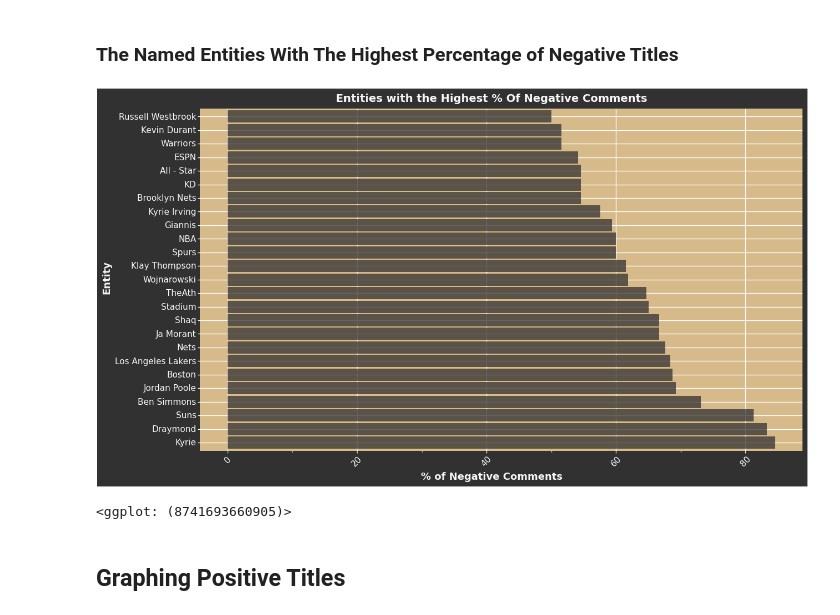
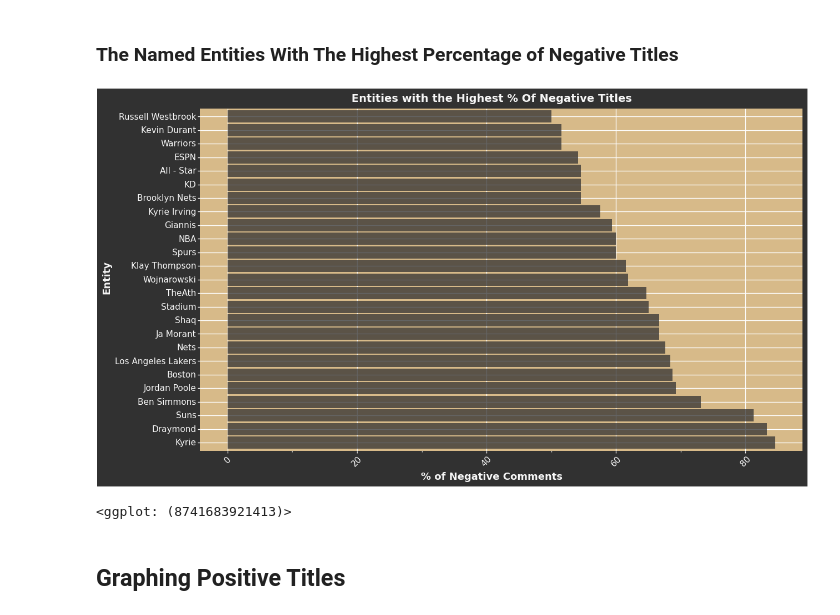
Before and after one commit to eanelson01/DATA-340-NLP, a Jupyter notebook: project_notebooks/nlp_final_project_analysis.ipynb, the cells around one changed output. Cells and saved outputs as stored; diff of their text form; code cells hidden in the pictures.

Commit message:
Updating images and notebook

```diff
--- a/project_notebooks/nlp_final_project_analysis.ipynb
+++ b/project_notebooks/nlp_final_project_analysis.ipynb
@@ -480,27 +480,27 @@ p
 # %%
 # loading the data
 entities = LoadTitleSentimentFile()
 entity_combined = CombineEntitesAndSentiments(entities, positive = False, cutoff = 10)
 
 # setting the order
 named_entity_list = entity_combined['named_entities'][:25].to_list()
 
 p = (ggplot(entity_combined[:25], aes(x = 'named_entities', y = 'fraction')) +
      geom_bar(stat = 'identity',  fill = '#313131', alpha = .75) +
-     labs(x = 'Entity', y = '% of Negative Comments', title = 'Entities with the Highest % Of Negative Comments') +
+     labs(x = 'Entity', y = '% of Negative Comments', title = 'Entities with the Highest % Of Negative Titles') +
      theme(axis_text_x = (element_text(angle = 45)), plot_background = element_rect(fill = '#313131'), panel_background = element_rect(fill = '#D7BA89'),
         plot_title = element_text(color = '#f6f6f6', face = 'bold', size = 14), axis_title = element_text(color = '#f6f6f6', face = 'bold', size = 13),
         axis_text = element_text(color = '#f6f6f6', size = 11),
         axis_ticks = element_line(color = '#f6f6f6'),
         panel_grid_minor = element_line(linetype = 'dashed', linewidth = 0.01)) +
      theme(figure_size = (14,8)) +
      scale_x_discrete(limits = named_entity_list) +
      coord_flip()
      )
 p
 # %% [output]
-[figure, old version]
+[figure, new version]
-<ggplot: (8741693660905)>
+<ggplot: (8741683921413)>
 # %% [markdown]
 ## Graphing Positive Titles
 # %% [markdown]
```
Also changed, not shown: parts of 2 cells of this notebook, 2 other files.
